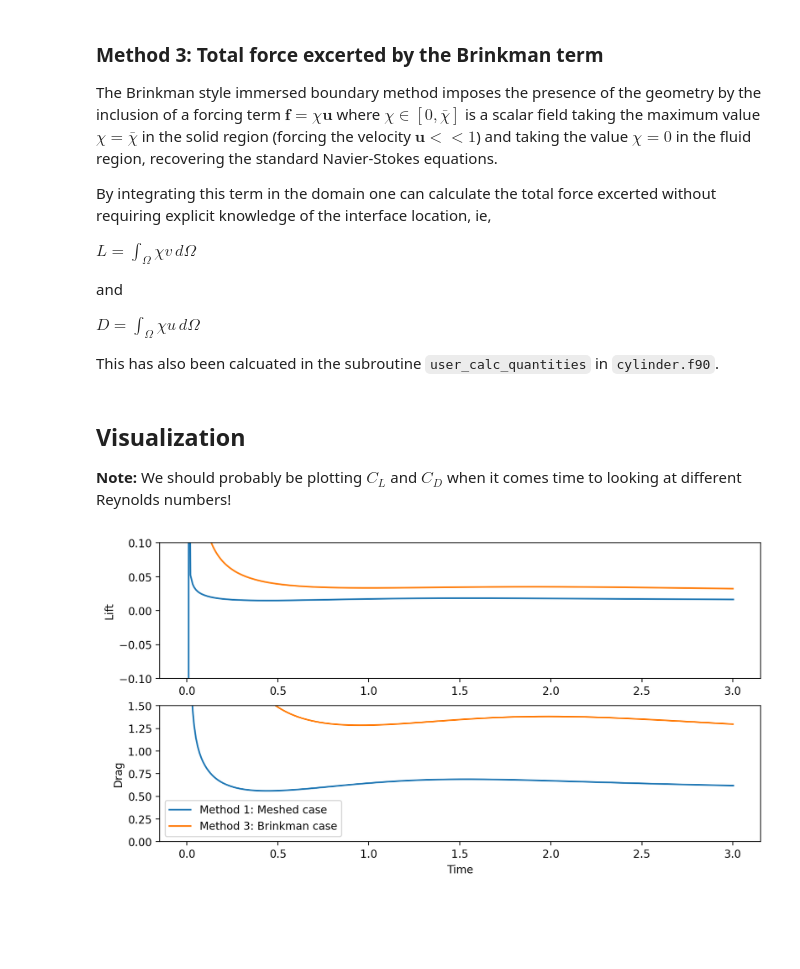
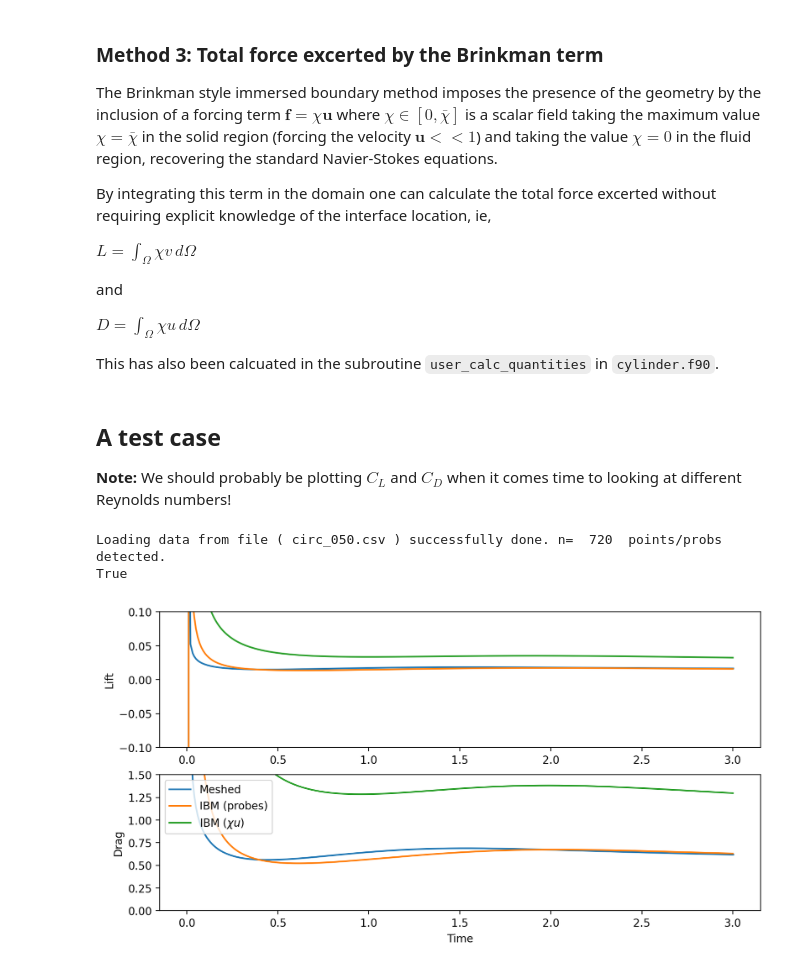
Before and after one commit to ExtremeFLOW/neko-top, a Jupyter notebook: examples/brinkman_parameters/post_processing/Lift_and_Drag.ipynb, the cells around one changed output. Saved outputs shown, nothing was run; the diff lists cells and outputs as text; code cells hidden in the pictures; blank space fills up the shorter version.

```diff
--- a/examples/brinkman_parameters/post_processing/Lift_and_Drag.ipynb
+++ b/examples/brinkman_parameters/post_processing/Lift_and_Drag.ipynb
@@ -88,20 +207,57 @@ brinkman_lift = np.array(fy_list)
 # %% [markdown]
-## Visualization
+## A test case
 
 **Note:** We should probably be plotting $C_L$ and $C_D$ when it comes time to looking at different Reynolds numbers!
 # %%
-fig, ax = plt.subplots(2,1, figsize=(10, 5), dpi = 200)
-ax[0].plot(meshed_t, meshed_lift)
-ax[0].plot(brinkman_t, brinkman_lift)
-ax[0].set_ylim(lift_axis)
-ax[0].set_ylabel("Lift")
+# variable parameters
+results_path = "../../../results/brinkman_parameters/dt_check/"
+meshed_path = "meshed/"
+brinkman_path = "brinkman/"
 
-meshed_line, = ax[1].plot(meshed_t, meshed_drag)
-brinkman_line, = ax[1].plot(brinkman_t, brinkman_drag)
-ax[1].set_ylim(drag_axis)
-ax[1].set_xlabel("Time")
-ax[1].set_ylabel("Drag")
-ax[1].legend([meshed_line, brinkman_line], ['Method 1: Meshed case', 'Method 3: Brinkman case'])
-plt.show()
+
+# plotting parameter
+lift_axis = [-0.1, 0.1]
+drag_axis = [0, 1.5]
+
+
+import sys
+import os
+import numpy as np
+import matplotlib.pyplot as plt
+
+# A meshed cyclinder
+path_name = results_path+meshed_path+"cylinder.log"
+meshed_t, meshed_fx_tot, meshed_fx_p, meshed_fx_visc, meshed_fy_tot, meshed_fy_p, meshed_fy_visc \
+= read_force_torque(path_name)
+
+# An immersed cyclinder with probes
+circle = "circ_050.csv"
+Re = 200
+path_name = results_path+brinkman_path+circle
+IBM_t, IBM_fx_tot, IBM_fx_p, IBM_fx_visc, IBM_fy_tot, IBM_fy_p, IBM_fy_visc \
+= surface_integral_from_probes(path_name, Re)
+
+# An immersed cylinder the other way
+path_name = results_path+brinkman_path+"cylinder.log"
+other_t, other_fx_tot, other_fy_tot = read_brinkman_force(path_name)
 # %% [output]
-[figure, removed]
+Loading data from file ( circ_050.csv ) successfully done. n=  720  points/probs detected.
+True
+# %%
+fig, ax = plt.subplots(2,1, figsize=(10, 5), dpi = 200)
+ax[0].plot(meshed_t, meshed_fy_tot)
+ax[0].plot(IBM_t, IBM_fy_tot)
+ax[0].plot(other_t, other_fy_tot)
+ax[0].set_ylim(lift_axis)
+ax[0].set_ylabel("Lift")
+
+meshed = ax[1].plot(meshed_t, meshed_fx_tot, label='Meshed')
+IBM    = ax[1].plot(IBM_t, IBM_fx_tot, label='IBM (probes)')
+other  = ax[1].plot(other_t, other_fx_tot, label='IBM ($\chi u$)')
+ax[1].set_ylim(drag_axis)
+ax[1].set_xlabel("Time")
+ax[1].set_ylabel("Drag")
+ax[1].legend()
+plt.show()
+# %% [output]
+[figure, added]
```
Also changed, not shown: parts of 5 cells of this notebook, 2 other files.
